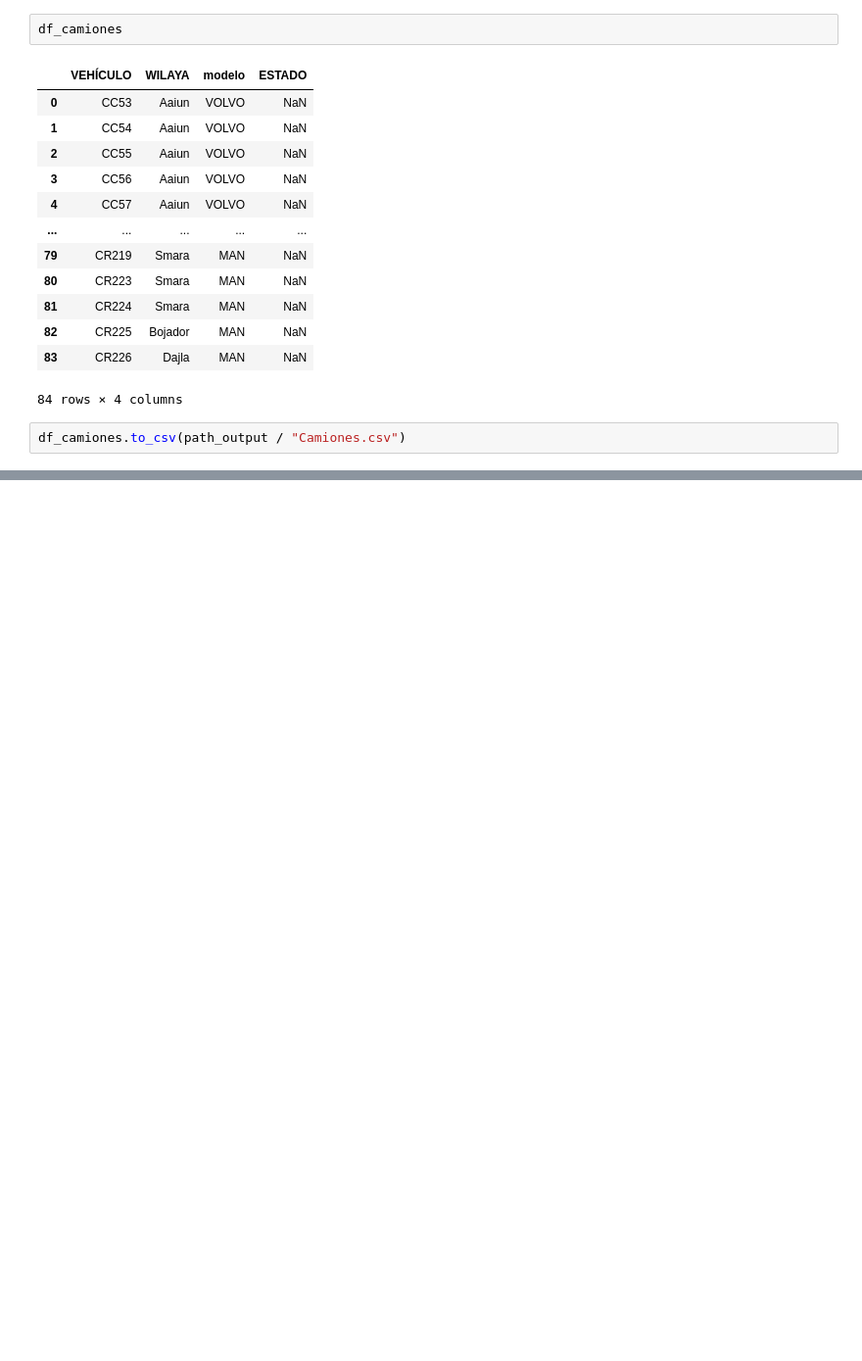
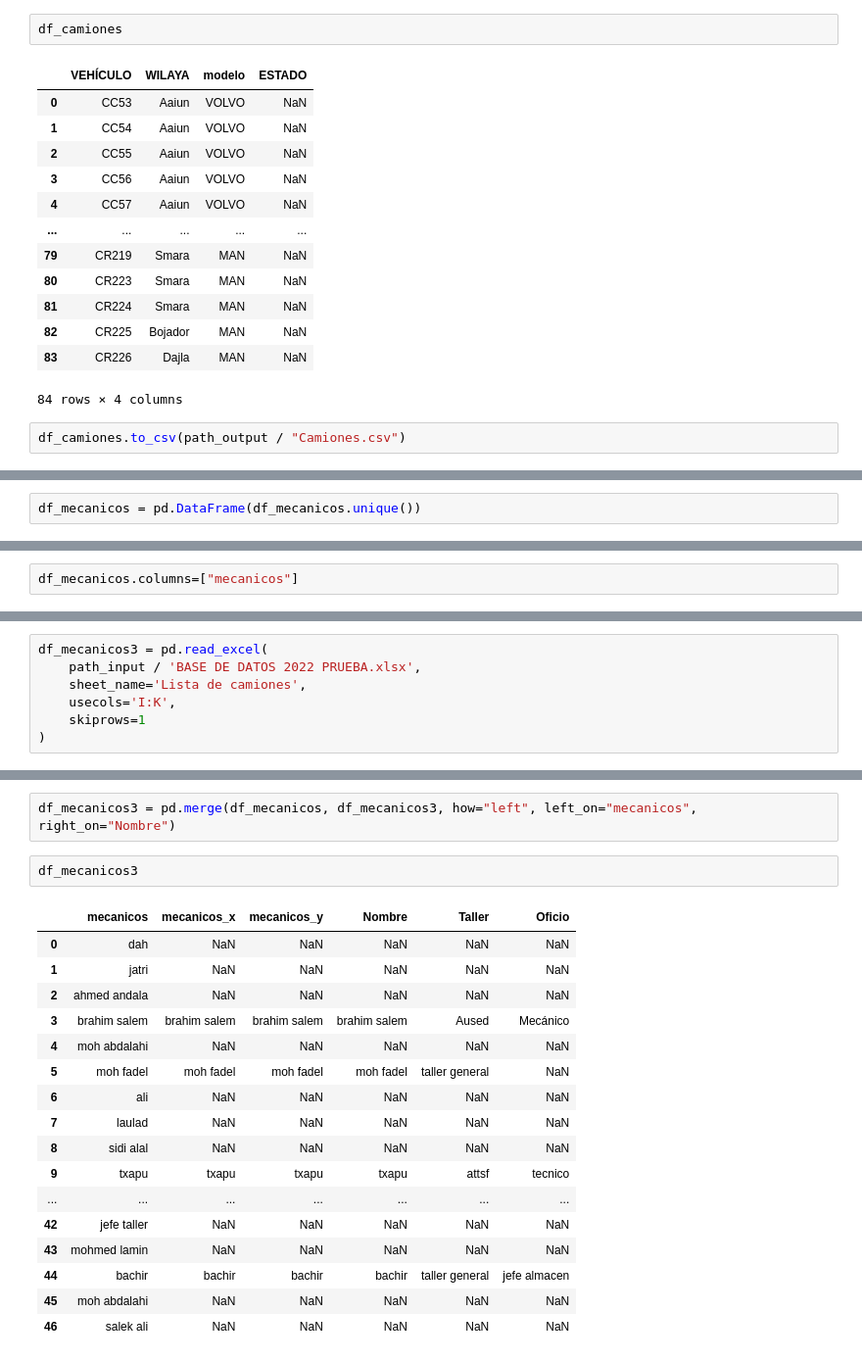
Before and after one commit to monalcmar/TFM-LIS-ATTsF, a Jupyter notebook: app/etl_notebook.ipynb, the cells around one changed output, grey strips where cells are left out. Shown: that part at 98% size. Saved outputs shown, nothing was run; the diff lists cells and outputs as text; blank space fills up the shorter version.

```diff
--- a/app/etl_notebook.ipynb
+++ b/app/etl_notebook.ipynb
@@ -33,0 +179,2 @@ df_camiones = df_camiones["ESTADO"]
+# %%
+df_mecanicos = pd.DataFrame(df_mecanicos.unique())
@@ -33,0 +183,2 @@ df_camiones = df_camiones["ESTADO"]
+# %%
+df_mecanicos.columns=["mecanicos"]
@@ -33,0 +205,7 @@ df_camiones = df_camiones["ESTADO"]
+# %%
+df_mecanicos3 = pd.read_excel(
+    path_input / 'BASE DE DATOS 2022 PRUEBA.xlsx',
+    sheet_name='Lista de camiones',
+    usecols='I:K',
+    skiprows=1
+)
@@ -33,0 +232,22 @@ df_camiones = df_camiones["ESTADO"]
+# %%
+df_mecanicos3 = pd.merge(df_mecanicos, df_mecanicos3, how="left", left_on="mecanicos", right_on="Nombre")
+# %%
+df_mecanicos3
+# %% [output]
+|  | mecanicos | mecanicos_x | mecanicos_y | Nombre | Taller | Oficio |
+| 0 | dah | NaN | NaN | NaN | NaN | NaN |
+| 1 | jatri | NaN | NaN | NaN | NaN | NaN |
+| 2 | ahmed andala | NaN | NaN | NaN | NaN | NaN |
+| 3 | brahim salem | brahim salem | brahim salem | brahim salem | Aused | Mecánico |
+| 4 | moh abdalahi | NaN | NaN | NaN | NaN | NaN |
+| 5 | moh fadel | moh fadel | moh fadel | moh fadel | taller general | NaN |
+| 6 | ali | NaN | NaN | NaN | NaN | NaN |
+| 7 | laulad | NaN | NaN | NaN | NaN | NaN |
+| 8 | sidi alal | NaN | NaN | NaN | NaN | NaN |
+| 9 | txapu | txapu | txapu | txapu | attsf | tecnico |
+| ... | ... | ... | ... | ... | ... | ... |
+| 42 | jefe taller | NaN | NaN | NaN | NaN | NaN |
+| 43 | mohmed lamin | NaN | NaN | NaN | NaN | NaN |
+| 44 | bachir | bachir | bachir | bachir | taller general | jefe almacen |
+| 45 | moh abdalahi | NaN | NaN | NaN | NaN | NaN |
+| 46 | salek ali | NaN | NaN | NaN | NaN | NaN |
```
Also changed, not shown: parts of 56 cells of this notebook, 1 other file.
